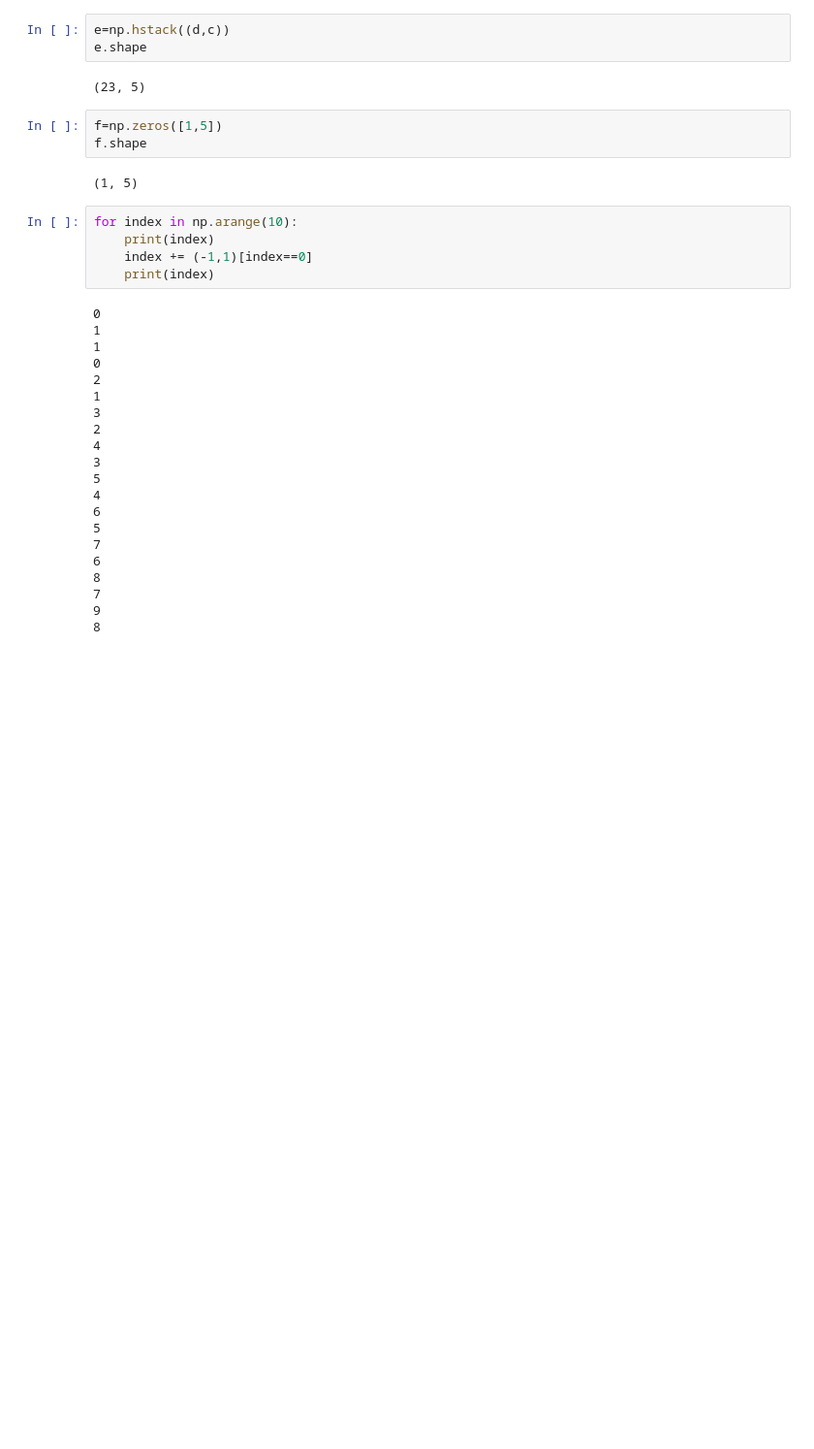
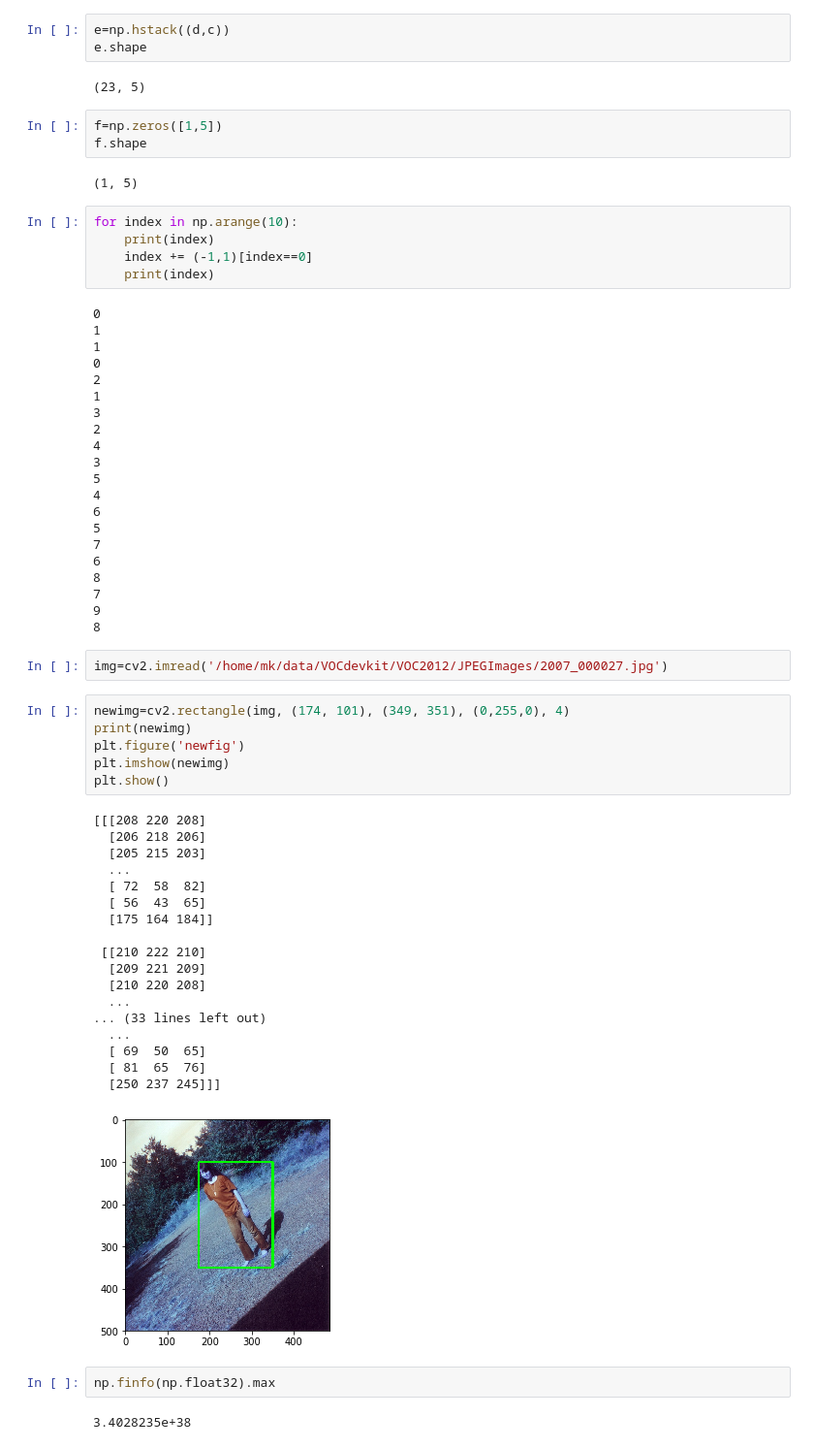
Before and after one commit to amdegroot/ssd.pytorch, a Jupyter notebook: PythonPlayground.ipynb, the cells around one changed output. Shown at 97% size. Saved outputs shown, nothing was run; the diff lists cells and outputs as text; blank space fills up the shorter version.

```diff
--- a/PythonPlayground.ipynb
+++ b/PythonPlayground.ipynb
@@ -56,3 +59,34 @@ for index in np.arange(10):
 7
 9
 8
+# %%
+img=cv2.imread('/home/mk/data/VOCdevkit/VOC2012/JPEGImages/2007_000027.jpg')
+# %%
+newimg=cv2.rectangle(img, (174, 101), (349, 351), (0,255,0), 4)
+print(newimg)
+plt.figure('newfig')
+plt.imshow(newimg)
+plt.show()
+# %% [output]
+[[[208 220 208]
+  [206 218 206]
+  [205 215 203]
+  ...
+  [ 72  58  82]
+  [ 56  43  65]
+  [175 164 184]]
+
+ [[210 222 210]
+  [209 221 209]
+  [210 220 208]
+  ...
+... (33 lines left out)
+  ...
+  [ 69  50  65]
+  [ 81  65  76]
+  [250 237 245]]]
+[figure, added]
+# %%
+np.finfo(np.float32).max
+# %% [output]
+3.4028235e+38
```
Also changed, not shown: parts of 5 cells of this notebook, 16 other files.
